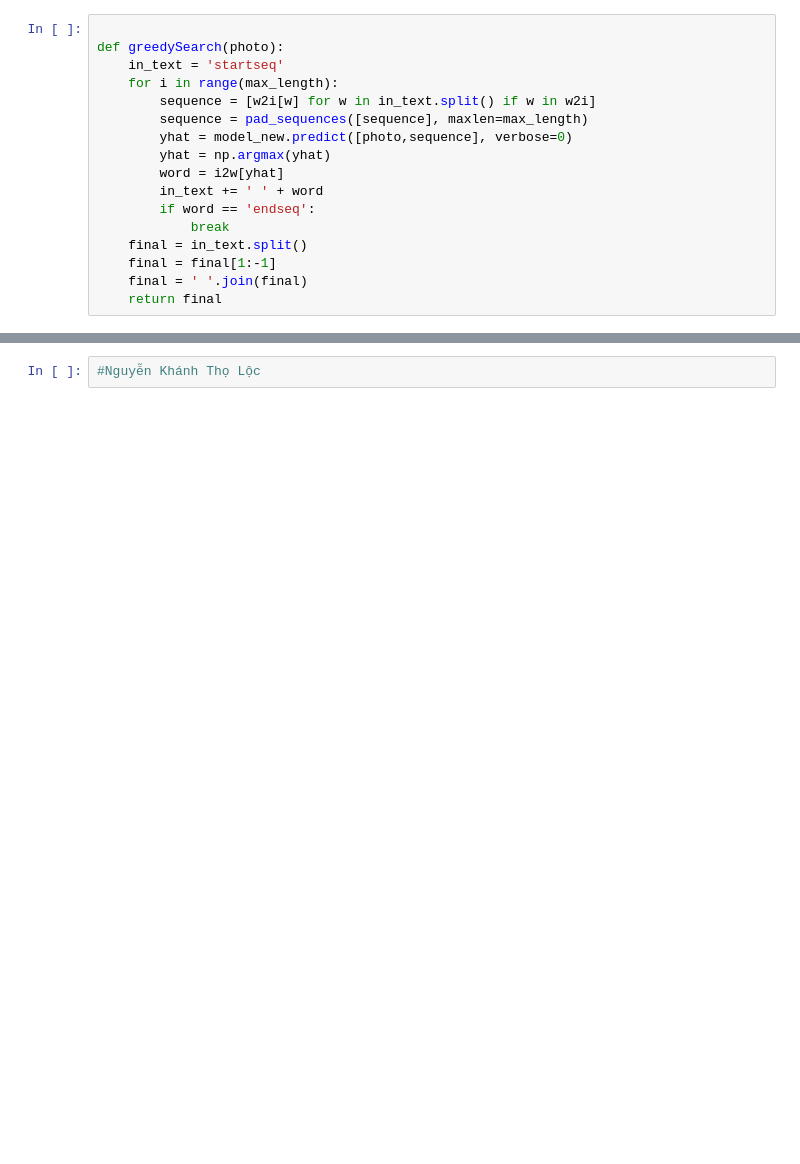
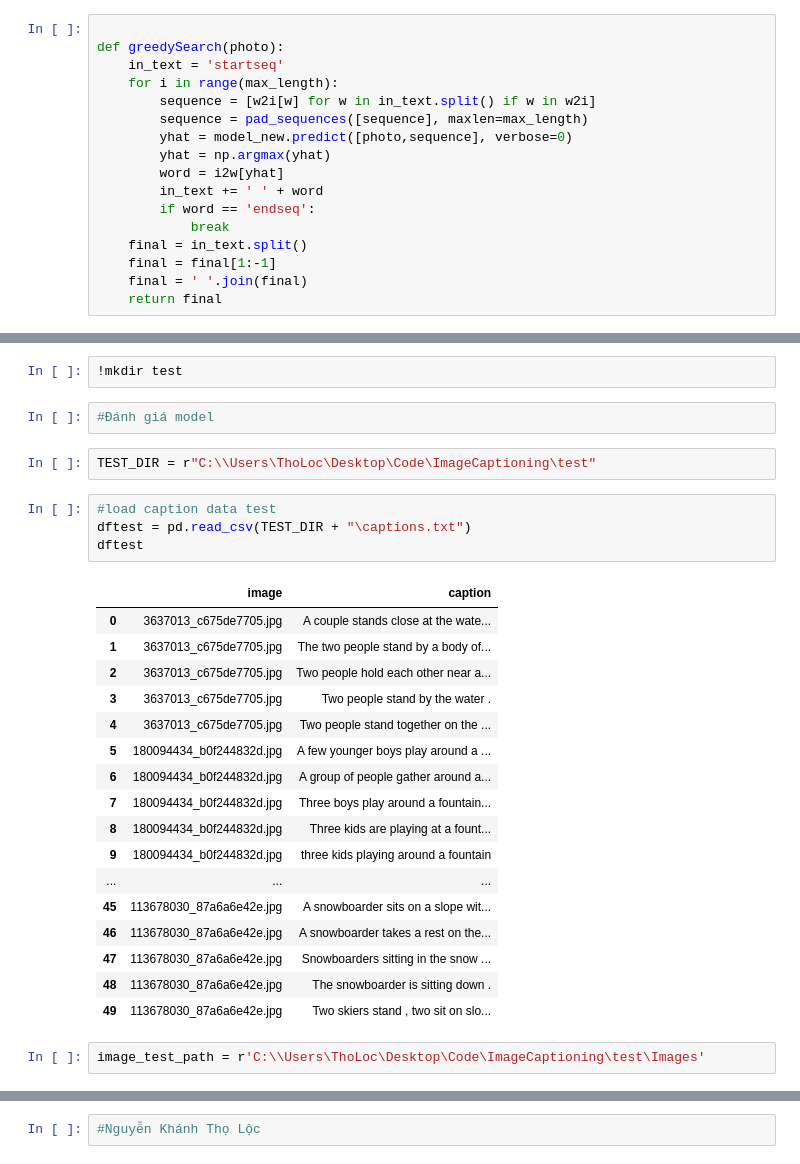
Before and after one commit to NguyenKhanhThoLoc/Test_file, a Jupyter notebook: Image_Caption.ipynb, the cells around one changed output, grey strips where cells are left out. Drawn from its saved outputs; the diff is of its cells as text; blank space fills up the shorter version.

```diff
--- a/Image_Caption.ipynb
+++ b/Image_Caption.ipynb
@@ -597,0 +569,30 @@ a man in a red shirt is standing on a bench
+# %%
+!mkdir test
+# %%
+#Đánh giá model
+# %%
+TEST_DIR = r"C:\\Users\ThoLoc\Desktop\Code\ImageCaptioning\test"
+# %%
+#load caption data test
+dftest = pd.read_csv(TEST_DIR + "\captions.txt")
+dftest
+# %% [output]
+|  | image | caption |
+| 0 | 3637013_c675de7705.jpg | A couple stands close at the wate... |
+| 1 | 3637013_c675de7705.jpg | The two people stand by a body of... |
+| 2 | 3637013_c675de7705.jpg | Two people hold each other near a... |
+| 3 | 3637013_c675de7705.jpg | Two people stand by the water . |
+| 4 | 3637013_c675de7705.jpg | Two people stand together on the ... |
+| 5 | 180094434_b0f244832d.jpg | A few younger boys play around a ... |
+| 6 | 180094434_b0f244832d.jpg | A group of people gather around a... |
+| 7 | 180094434_b0f244832d.jpg | Three boys play around a fountain... |
+| 8 | 180094434_b0f244832d.jpg | Three kids are playing at a fount... |
+| 9 | 180094434_b0f244832d.jpg | three kids playing around a fountain |
+| ... | ... | ... |
+| 45 | 113678030_87a6a6e42e.jpg | A snowboarder sits on a slope wit... |
+| 46 | 113678030_87a6a6e42e.jpg | A snowboarder takes a rest on the... |
+| 47 | 113678030_87a6a6e42e.jpg | Snowboarders sitting in the snow ... |
+| 48 | 113678030_87a6a6e42e.jpg | The snowboarder is sitting down . |
+| 49 | 113678030_87a6a6e42e.jpg | Two skiers stand , two sit on slo... |
+# %%
+image_test_path = r'C:\\Users\ThoLoc\Desktop\Code\ImageCaptioning\test\Images'
```
Also changed, not shown: parts of 59 cells of this notebook.
